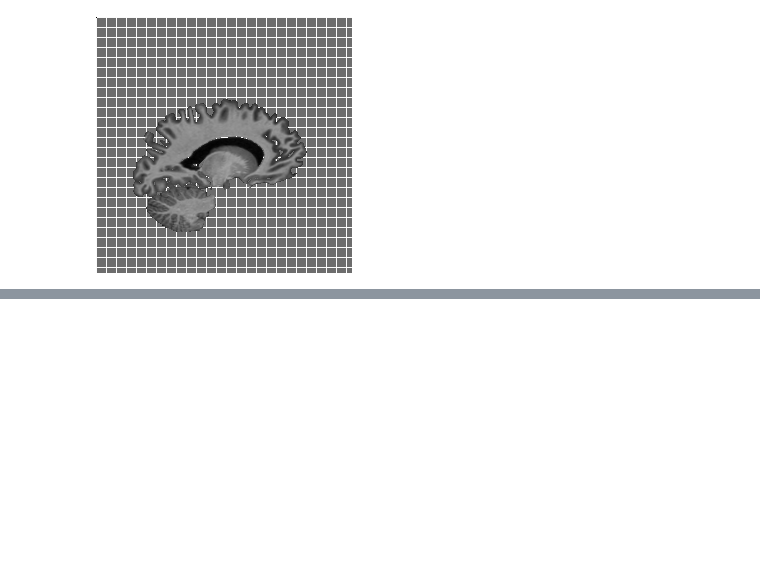
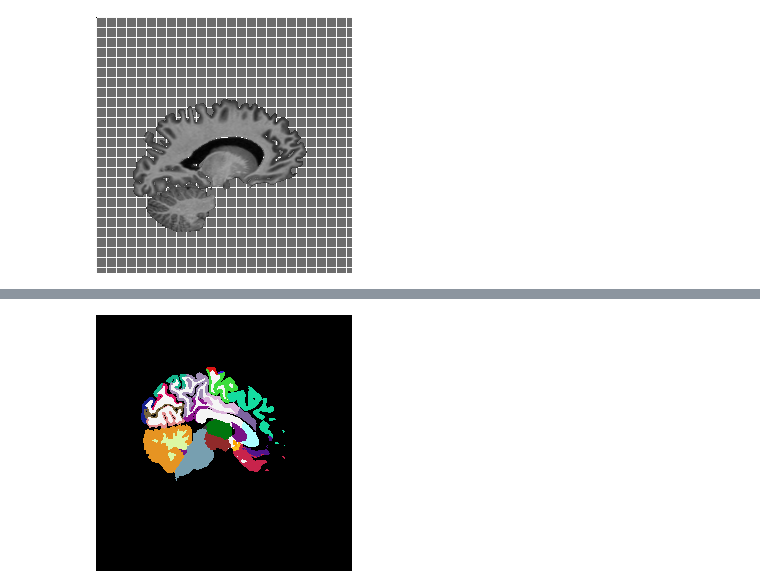
Before and after one commit to sabeenlohawala/brain_segmentation, a Jupyter notebook: notebooks/augmentation_scratch.ipynb, the cells around one changed output, grey strips where cells are left out. Drawn from its saved outputs; the diff is of its cells as text; code cells hidden in the pictures; blank space fills up the shorter version.

```diff
--- a/notebooks/augmentation_scratch.ipynb
+++ b/notebooks/augmentation_scratch.ipynb
@@ -906,0 +961,4 @@ __create_plot(False,np.uint(combined_grid * 255),'')
+# %%
+__create_plot(False,np.uint8(mask_dir0),'',color_range=color_range)
+# %% [output]
+[figure, added]
```
Also changed, not shown: parts of 30 cells of this notebook, 19 other files.
